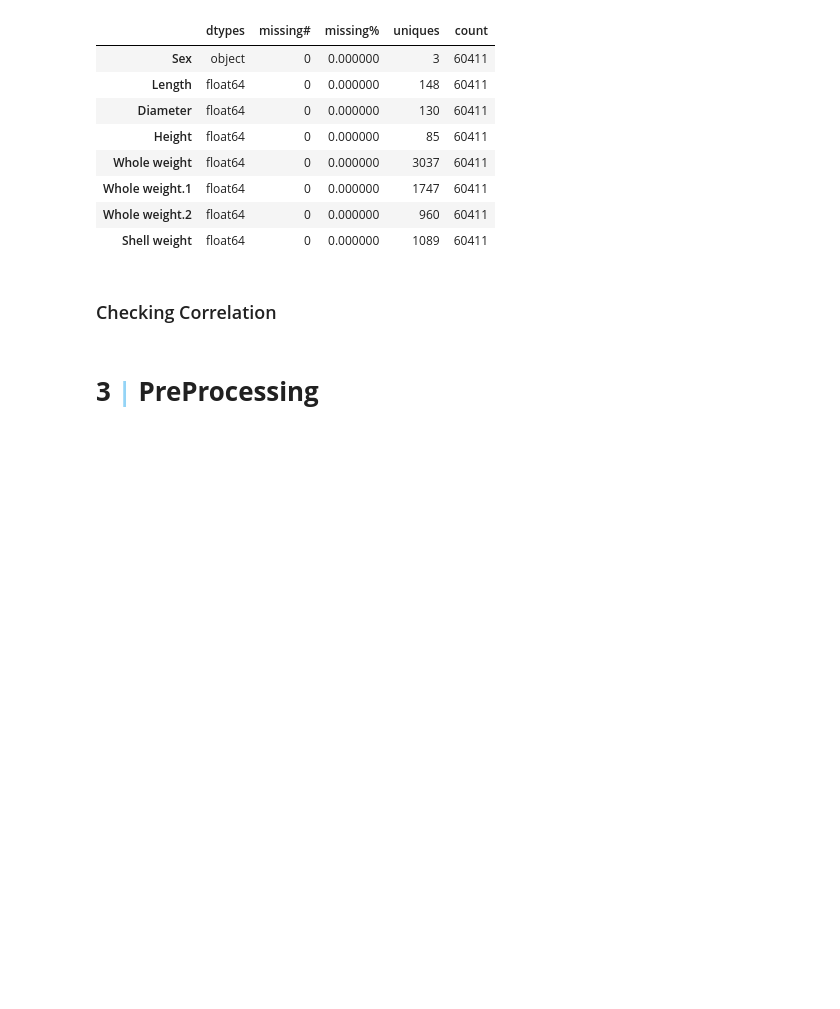
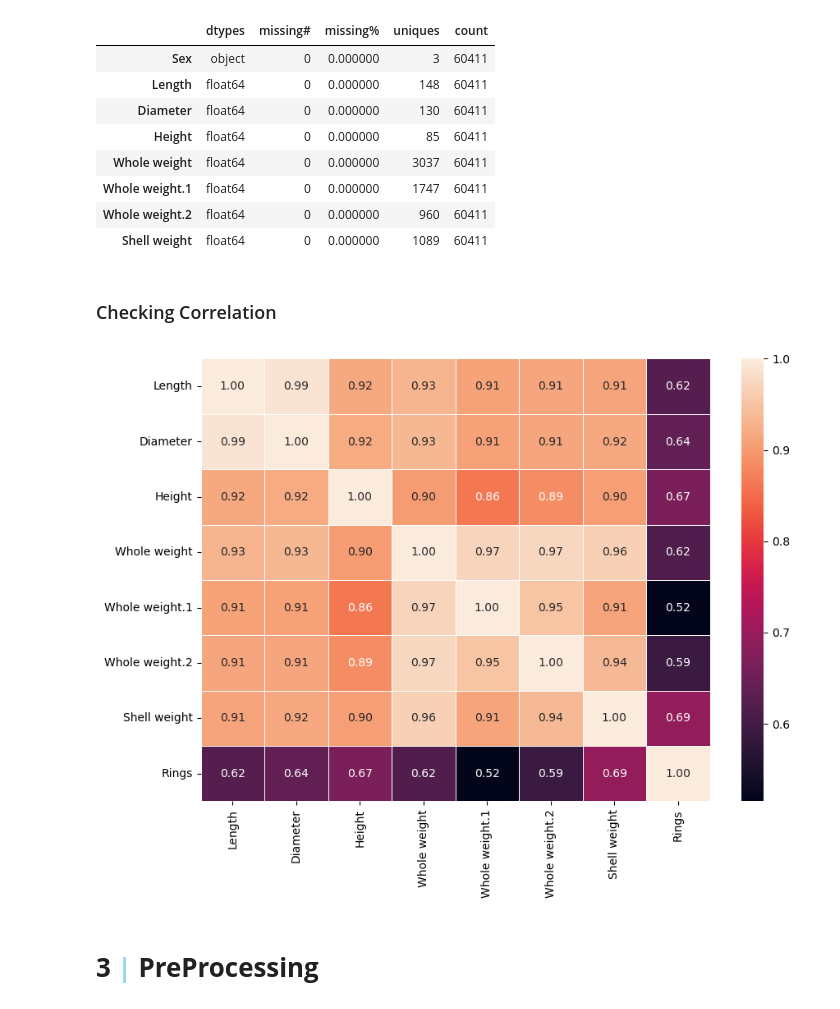
Before and after one commit to HasibullahAman/Kaggle-Playground-ML-DS, a Jupyter notebook: PSS4E4/PSS4E4.ipynb, the cells around one changed output. Cells and saved outputs as stored; diff of their text form; code cells hidden in the pictures; blank space fills up the shorter version.

```diff
--- a/PSS4E4/PSS4E4.ipynb
+++ b/PSS4E4/PSS4E4.ipynb
@@ -210,25 +210,24 @@ summary(test).style.background_gradient(cmap='Blues')
 # %% [markdown]
 ### Checking Correlation
 # %%
-selected_features = [
-
-    'Bilirubin', 'Cholesterol', 'Albumin', 'Copper', 'Alk_Phos', 'SGOT',
-    'Tryglicerides', 'Platelets', 'Prothrombin'
-]
+selected_features = ['Sex', 'Length', 'Diameter', 'Height', 'Whole weight',
+       'Whole weight.1', 'Whole weight.2', 'Shell weight', 'Rings']
 
 # Create a subset correlation matrix for the selected features
 subset_correlation_matrix = df[selected_features].corr()
 
 # Plot the heatmap
 plt.figure(figsize=(10, 7))
 sns.heatmap(
     subset_correlation_matrix,
     annot=True,
     fmt=".2f",
     linewidths=.5
 )
 
 plt.show()
+# %% [output]
+[figure, added]
 # %% [markdown]
 <a id="3"></a>
 # <b>3 <span style='color:#94D4F6'>|</span> PreProcessing</b>
```
